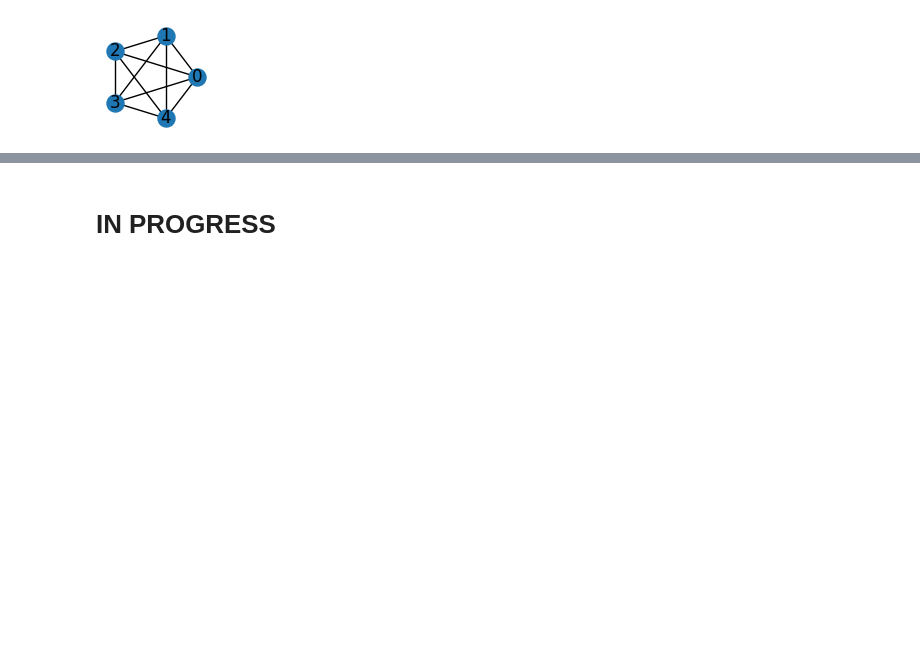
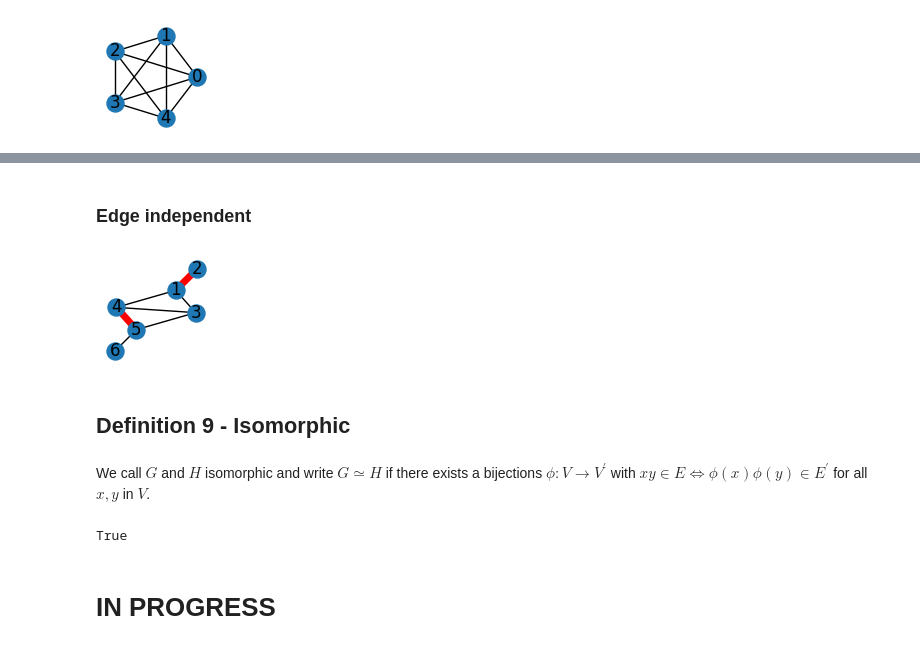
Before and after one commit to lipinski/graph-theory, a Jupyter notebook: definitions.ipynb, the cells around one changed output, grey strips where cells are left out. Drawn from its saved outputs; the diff is of its cells as text; code cells hidden in the pictures; blank space fills up the shorter version.

```diff
--- a/definitions.ipynb
+++ b/definitions.ipynb
@@ -177,2 +202,20 @@ Adjency matrix:
+# %% [markdown]
+### Edge independent
+# %%
+assert (4, 5) not in G.edges(1)
+
+fig = plt.figure(figsize=figsize)
+nx.draw(G, pos=pos, node_size=150, with_labels=True)
+nx.draw_networkx_edges(G, pos=pos, edgelist=[(4, 5), (1, 2)], edge_color='red', width=5);
+# %% [output]
+[figure, added]
+# %% [markdown]
+## Definition 9 - Isomorphic
+# %% [markdown]
+We call $G$ and $H$ isomorphic and write $G \simeq H$ if there exists a bijections $\phi: V \to V^{\prime}$ with $xy \in E \Longleftrightarrow \phi(x)\phi(y) \in E^{\prime}$ for all $x,y$ in $V$.
+# %%
+nx.is_isomorphic(G, G)
+# %% [output]
+True
 # %% [markdown]
 # IN PROGRESS
```
Also changed, not shown: parts of 7 cells of this notebook.
